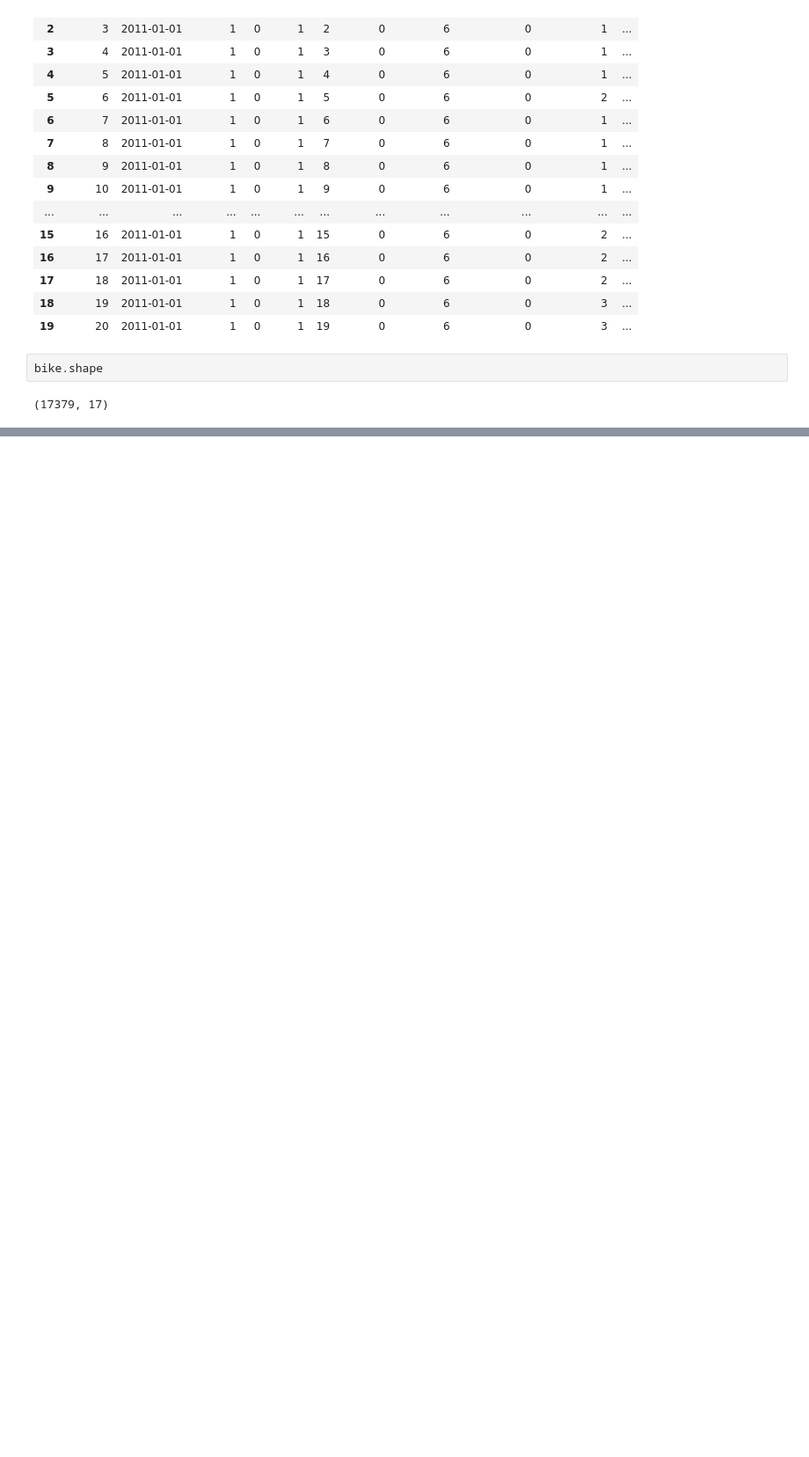
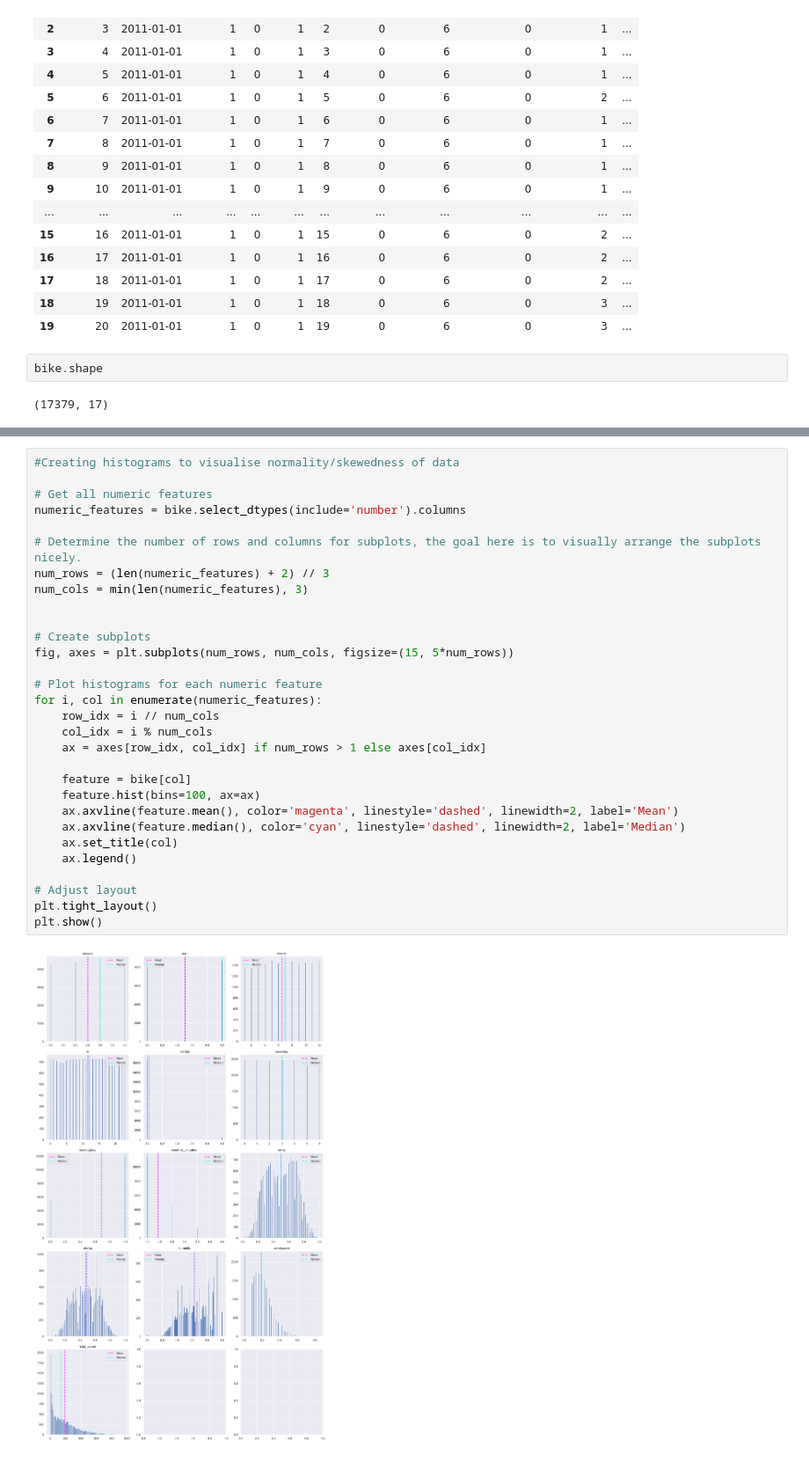
Before and after one commit to CiaraB123/Strategic_Thinking_CA2, a Jupyter notebook: bike+sharing+dataset/HDIP_ST_CA2_C_BARRON.ipynb, the cells around one changed output, grey strips where cells are left out. Shown at 88% size. Saved outputs shown, nothing was run; the diff lists cells and outputs as text; blank space fills up the shorter version.

```diff
--- a/bike+sharing+dataset/HDIP_ST_CA2_C_BARRON.ipynb
+++ b/bike+sharing+dataset/HDIP_ST_CA2_C_BARRON.ipynb
@@ -94,0 +141,32 @@ bike.head(5)
+# %%
+#Creating histograms to visualise normality/skewedness of data
+
+# Get all numeric features
+numeric_features = bike.select_dtypes(include='number').columns
+
+# Determine the number of rows and columns for subplots, the goal here is to visually arrange the subplots nicely.
+num_rows = (len(numeric_features) + 2) // 3
+num_cols = min(len(numeric_features), 3)
+
+
+# Create subplots
+fig, axes = plt.subplots(num_rows, num_cols, figsize=(15, 5*num_rows))
+
+# Plot histograms for each numeric feature
+for i, col in enumerate(numeric_features):
+    row_idx = i // num_cols
+    col_idx = i % num_cols
+    ax = axes[row_idx, col_idx] if num_rows > 1 else axes[col_idx]
+
+    feature = bike[col]
+    feature.hist(bins=100, ax=ax)
+    ax.axvline(feature.mean(), color='magenta', linestyle='dashed', linewidth=2, label='Mean')
+    ax.axvline(feature.median(), color='cyan', linestyle='dashed', linewidth=2, label='Median')
+    ax.set_title(col)
+    ax.legend()
+
+# Adjust layout
+plt.tight_layout()
+plt.show()
+# %% [output]
+[figure, added]
```
Also changed, not shown: parts of 22 cells of this notebook.
